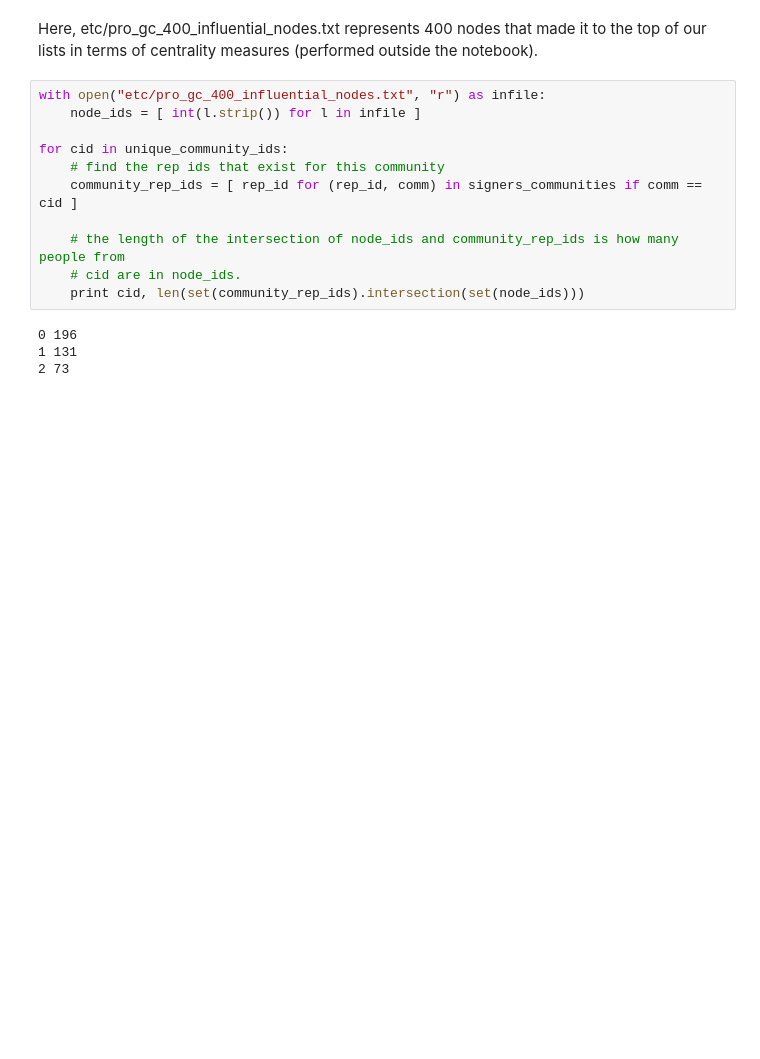
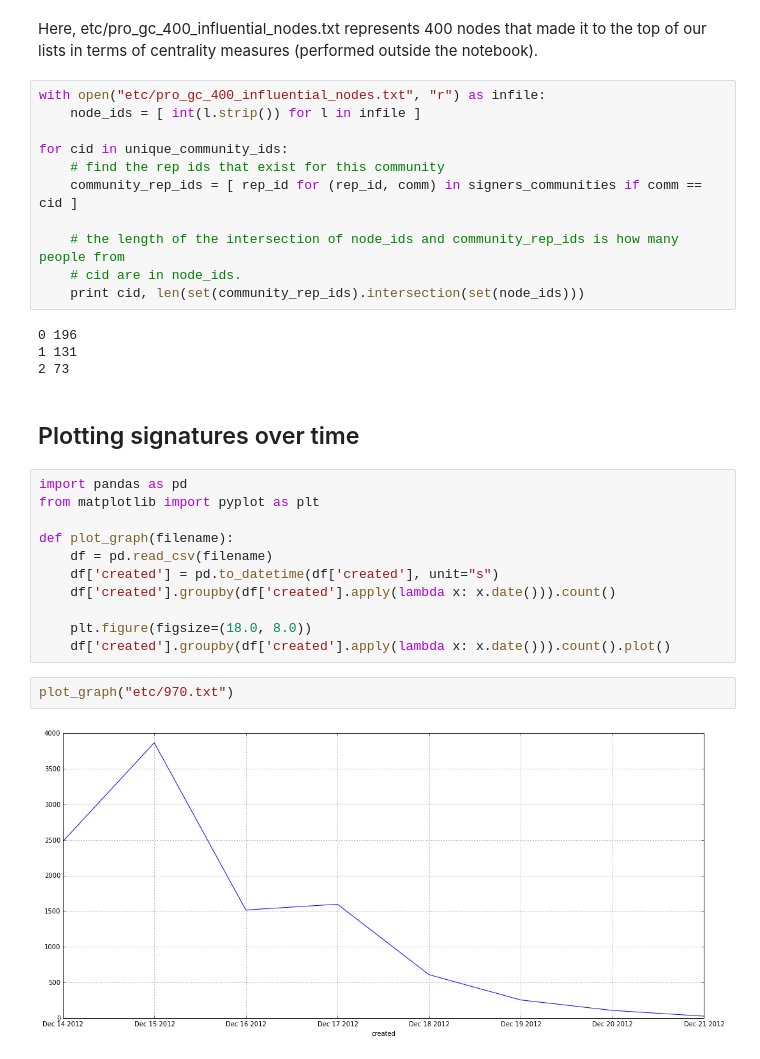
Before and after one commit to CatherineDumas/social_informatics_2014, a Jupyter notebook: notebooks/Pro Gun Control Analysis.ipynb, the cells around one changed output. Saved outputs shown, nothing was run; the diff lists cells and outputs as text; blank space fills up the shorter version.

Commit message:
Adding graphs to notebook.

```diff
--- a/notebooks/Pro Gun Control Analysis.ipynb
+++ b/notebooks/Pro Gun Control Analysis.ipynb
@@ -442,3 +442,20 @@ for cid in unique_community_ids:
 0 196
 1 131
 2 73
+# %% [markdown]
+## Plotting signatures over time
+# %%
+import pandas as pd
+from matplotlib import pyplot as plt
+
+def plot_graph(filename):
+    df = pd.read_csv(filename)
+    df['created'] = pd.to_datetime(df['created'], unit="s")
+    df['created'].groupby(df['created'].apply(lambda x: x.date())).count()
+
+    plt.figure(figsize=(18.0, 8.0))
+    df['created'].groupby(df['created'].apply(lambda x: x.date())).count().plot()
+# %%
+plot_graph("etc/970.txt")
+# %% [output]
+[figure, added]
```
Also changed, not shown: parts of 4 cells of this notebook, 5 other files.
